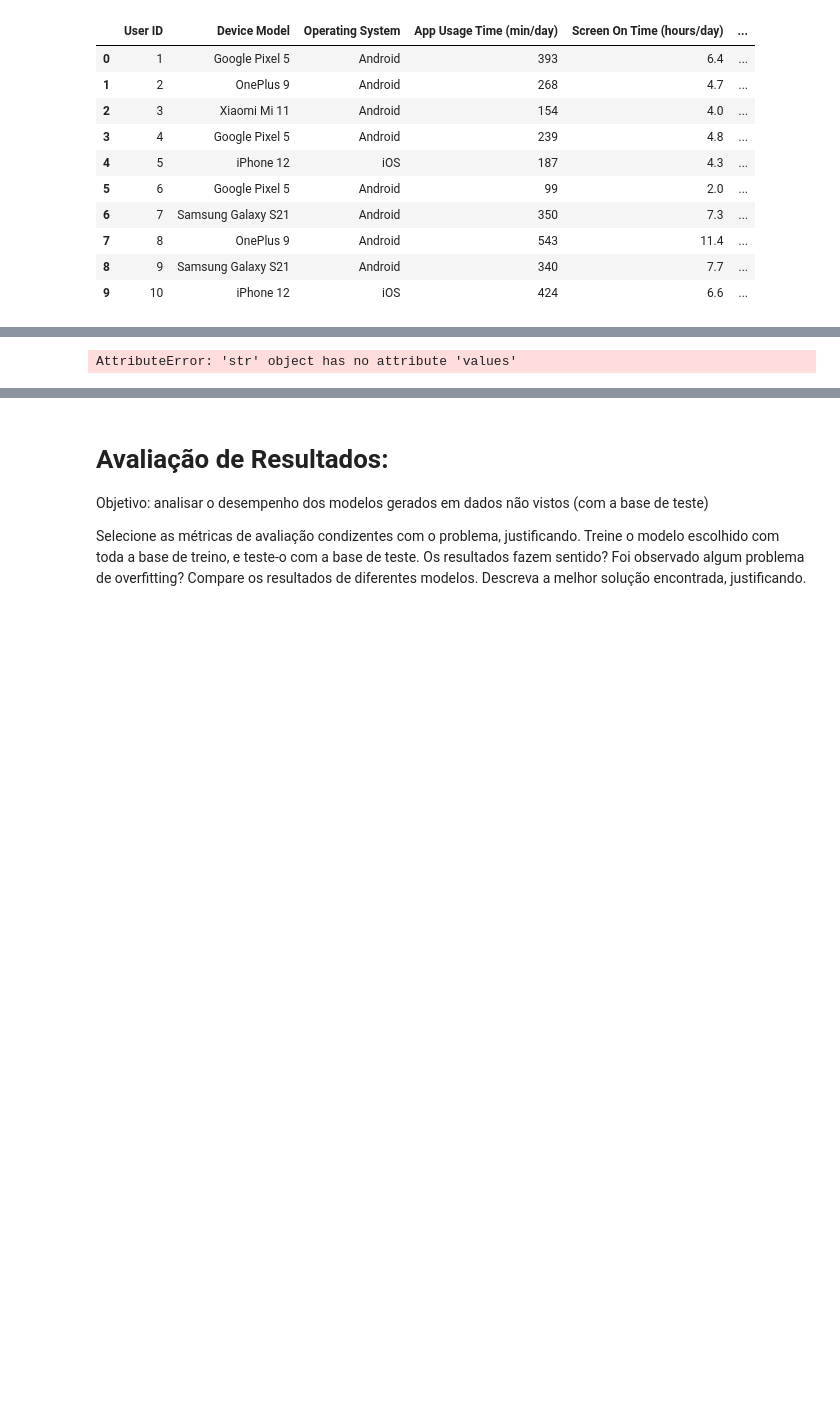
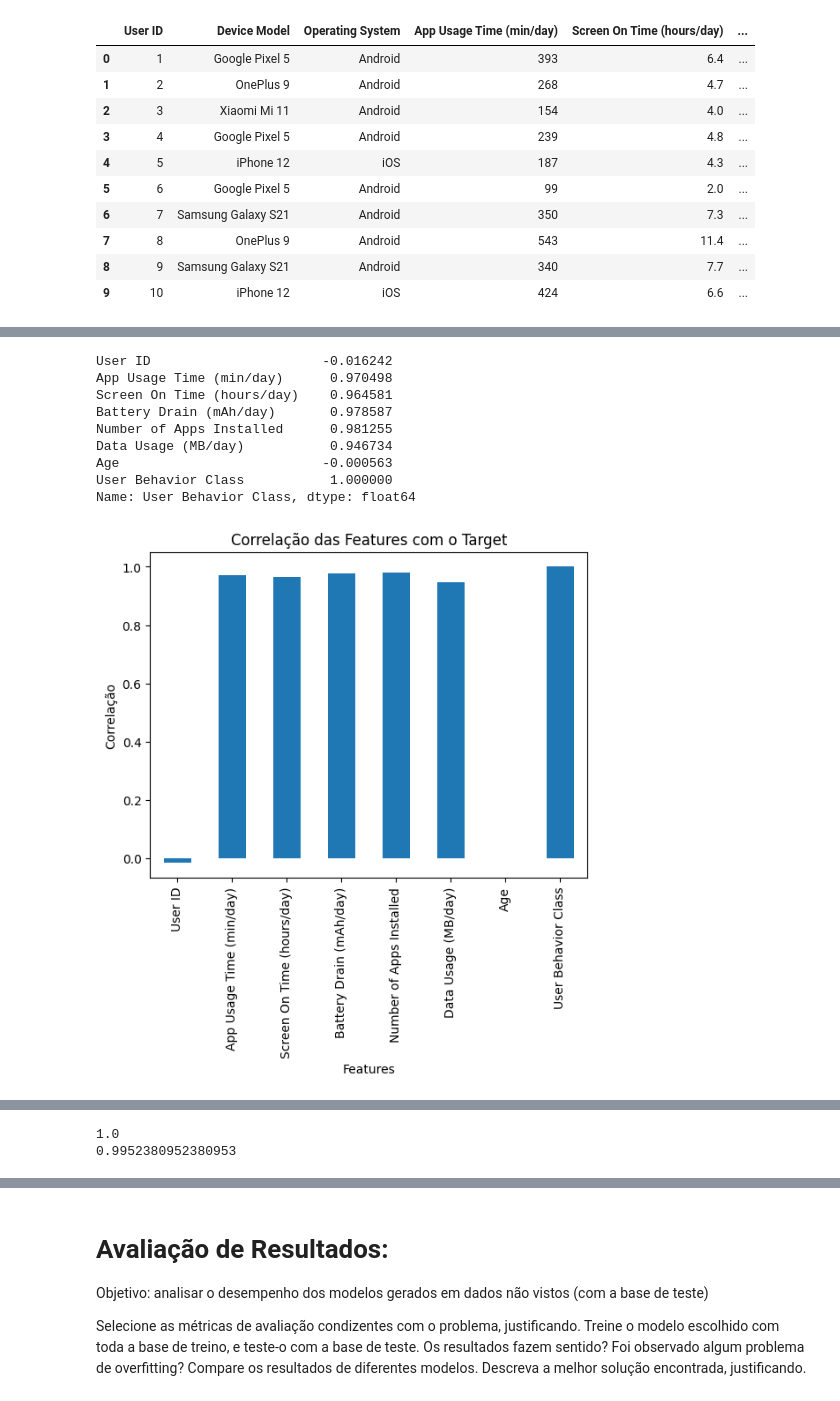
Before and after one commit to LFelipes91/MVP-Machine_Learning_-_Analytics, a Jupyter notebook: MVP_Machine_Learning_&_Analytics_Luiz_Felipe_Silva.ipynb, the cells around one changed output, grey strips where cells are left out. Cells and saved outputs as stored; diff of their text form; code cells hidden in the pictures; blank space fills up the shorter version.

```diff
--- a/MVP_Machine_Learning_&_Analytics_Luiz_Felipe_Silva.ipynb
+++ b/MVP_Machine_Learning_&_Analytics_Luiz_Felipe_Silva.ipynb
@@ -119,3 +243,26 @@ Refine a quantidade de atributos disponíveis, realizando o processo de feature
+# %%
+# Checar a correlação das features com o target
+# Selecionar apenas as colunas numéricas para o cálculo da correlação
+correlation = dadosOriginais.select_dtypes(include=np.number).corr()['User Behavior Class']
+print(correlation)
+
+# Plotar a correlação
+correlation.plot(kind='bar')
+plt.title('Correlação das Features com o Target')
+plt.xlabel('Features')
+plt.ylabel('Correlação')
+plt.show()
+# %% [output]
+User ID                      -0.016242
+App Usage Time (min/day)      0.970498
+Screen On Time (hours/day)    0.964581
+Battery Drain (mAh/day)       0.978587
+Number of Apps Installed      0.981255
+Data Usage (MB/day)           0.946734
+Age                          -0.000563
+User Behavior Class           1.000000
+Name: User Behavior Class, dtype: float64
+[figure, added]
 # %% [markdown]
 # Modelagem e treinamento:
 
@@ -129,16 +281 @@ Há algum método avançado ou mais complexo que possa ser avaliado?
 Posso criar um comitê de modelos diferentes para o problema (ensembles)?
-# %%
-# Preparação dos dados
-
-# Separação em bases de treino e teste (holdout)
-array = dataset.values
-X = array[:,0:13] # atributos
-y = array[:,13] # classe (target)
-
-X_train, X_test, y_train, y_test = train_test_split(X, y, test_size=0.20, random_state=7) # faz a divisão
-
-# Criando os folds para a validação cruzada
-num_particoes = 10 # número de folds da validação cruzada
-kfold = KFold(n_splits=num_particoes, shuffle=True, random_state=7) # faz o particionamento em 10 folds
-# %% [output]
-AttributeError: 'str' object has no attribute 'values'
@@ -186,0 +286,6 @@ print(accuracy_score(y_test, predictions))
+# %%
+print(OVR.score(x_train, y_train))
+print(OVR.score(x_test, y_test))
+# %% [output]
+1.0
+0.9952380952380953
```
Also changed, not shown: parts of 31 cells of this notebook.
